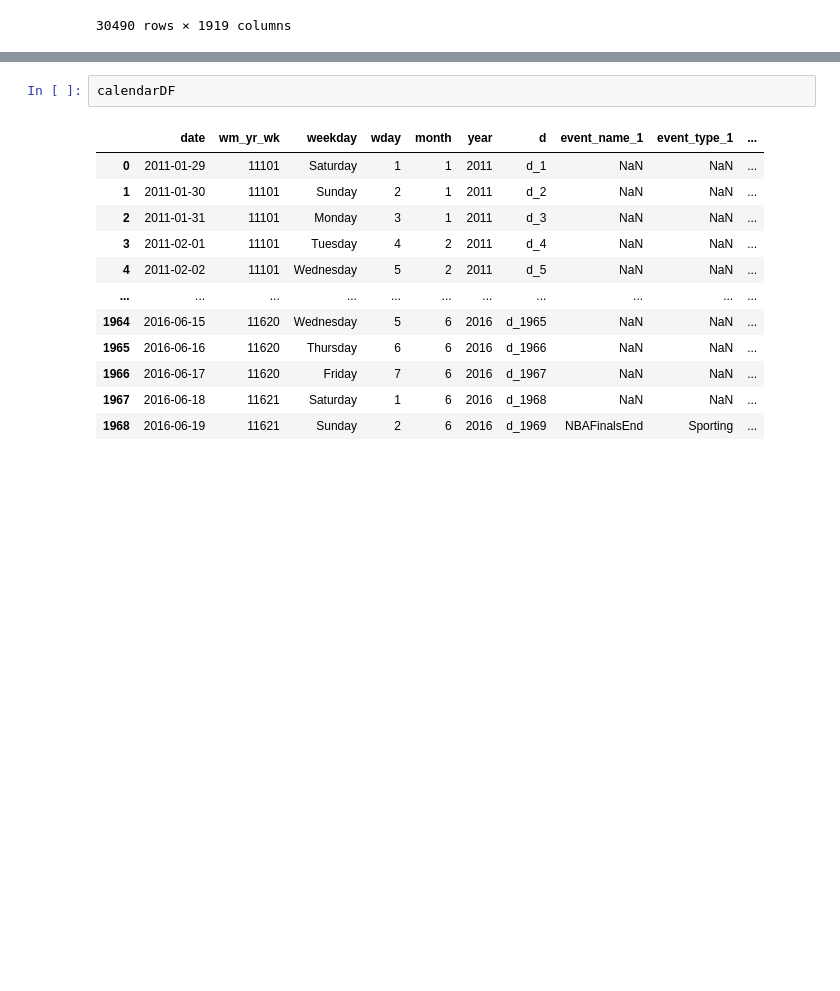
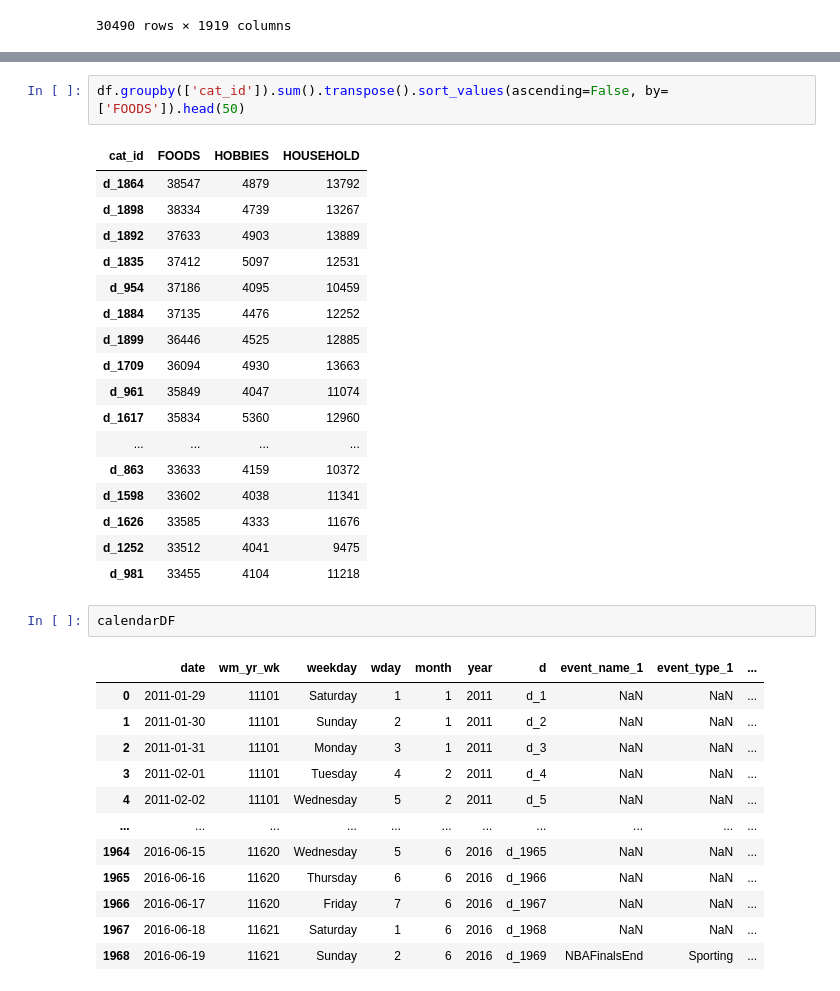
Before and after one commit to team2point0/M5-Forecasting, a Jupyter notebook: eda.ipynb, the cells around one changed output, grey strips where cells are left out. Saved outputs shown, nothing was run; the diff lists cells and outputs as text; blank space fills up the shorter version.

```diff
--- a/eda.ipynb
+++ b/eda.ipynb
@@ -29,3 +45,23 @@ df
+# %%
+df.groupby(['cat_id']).sum().transpose().sort_values(ascending=False, by=['FOODS']).head(50)
+# %% [output]
+| cat_id | FOODS | HOBBIES | HOUSEHOLD |
+| d_1864 | 38547 | 4879 | 13792 |
+| d_1898 | 38334 | 4739 | 13267 |
+| d_1892 | 37633 | 4903 | 13889 |
+| d_1835 | 37412 | 5097 | 12531 |
+| d_954 | 37186 | 4095 | 10459 |
+| d_1884 | 37135 | 4476 | 12252 |
+| d_1899 | 36446 | 4525 | 12885 |
+| d_1709 | 36094 | 4930 | 13663 |
+| d_961 | 35849 | 4047 | 11074 |
+| d_1617 | 35834 | 5360 | 12960 |
+| ... | ... | ... | ... |
+| d_863 | 33633 | 4159 | 10372 |
+| d_1598 | 33602 | 4038 | 11341 |
+| d_1626 | 33585 | 4333 | 11676 |
+| d_1252 | 33512 | 4041 | 9475 |
+| d_981 | 33455 | 4104 | 11218 |
 # %%
 calendarDF
 # %% [output]
```
Also changed, not shown: parts of 6 cells of this notebook.
